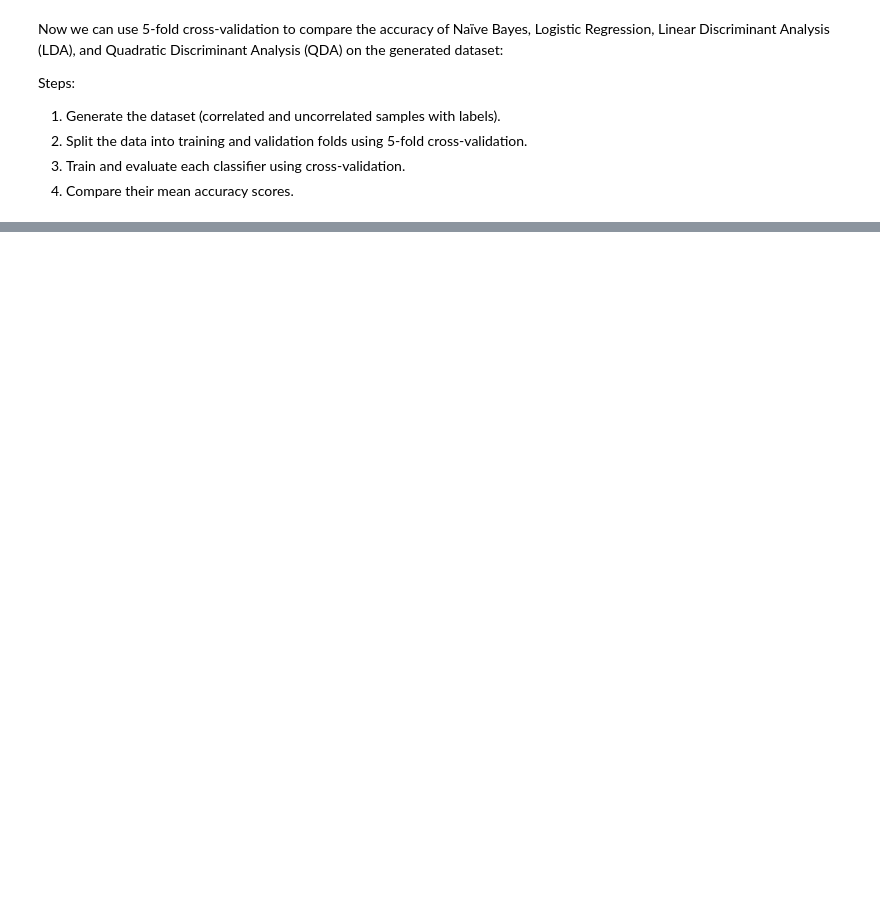
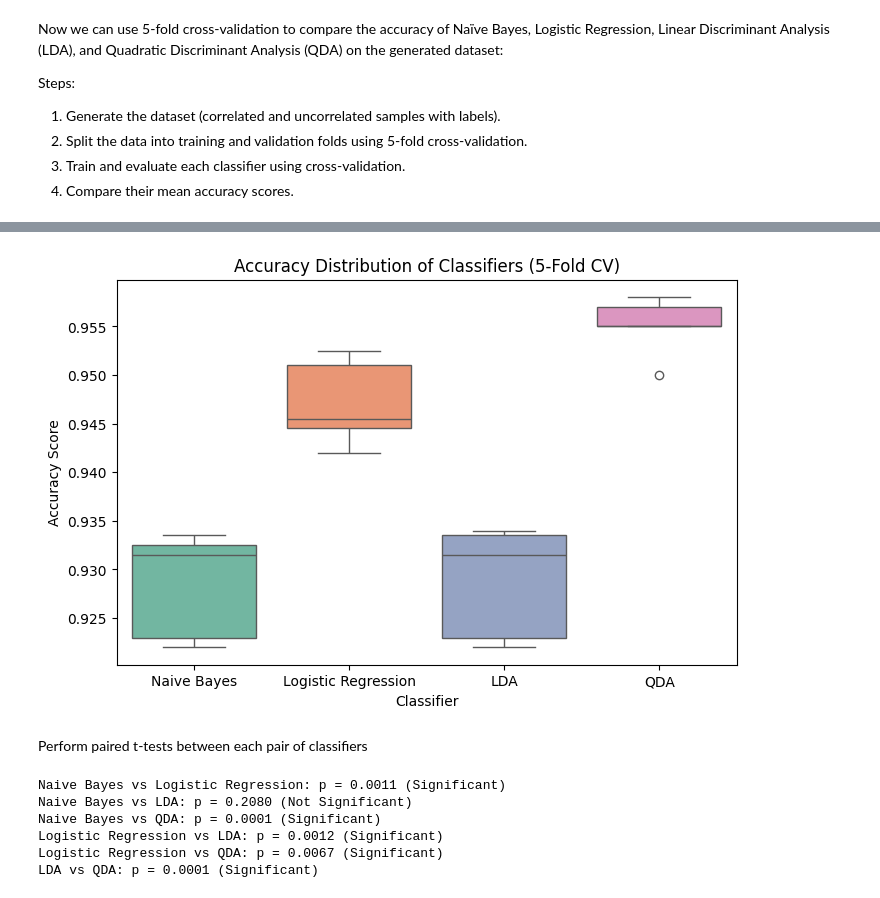
Before and after one commit to WelfLowe/Anomaly-Detector, a Jupyter notebook: Variants_of_Simple_classification.ipynb, the cells around one changed output, grey strips where cells are left out. Cells and saved outputs as stored; diff of their text form; code cells hidden in the pictures; blank space fills up the shorter version.

```diff
--- a/Variants_of_Simple_classification.ipynb
+++ b/Variants_of_Simple_classification.ipynb
@@ -142,0 +100,62 @@ QDA: Mean Accuracy = 0.9065 ± 0.0182
+# %%
+from sklearn.model_selection import cross_val_score, KFold
+from sklearn.naive_bayes import GaussianNB
+from sklearn.linear_model import LogisticRegression
+from sklearn.discriminant_analysis import LinearDiscriminantAnalysis, QuadraticDiscriminantAnalysis
+
+# Define classifiers
+classifiers = {
+    "Naive Bayes": GaussianNB(),
+    "Logistic Regression": LogisticRegression(),
+    "LDA": LinearDiscriminantAnalysis(),
+    "QDA": QuadraticDiscriminantAnalysis()
+}
+
+# Perform 5-fold cross-validation and store accuracy scores
+kf = KFold(n_splits=5, shuffle=True, random_state=42)
+accuracy_scores = {name: cross_val_score(model, X, y, cv=kf) for name, model in classifiers.items()}
+
+# Convert results into a format suitable for boxplot
+data = []
+for name, scores in accuracy_scores.items():
+    for score in scores:
+        data.append((name, score))
+
+# Create a DataFrame for visualization
+import pandas as pd
+df = pd.DataFrame(data, columns=["Classifier", "Accuracy"])
+
+# Plot boxplot
+plt.figure(figsize=(8, 5))
+sns.boxplot(x="Classifier", y="Accuracy", hue="Classifier", data=df, legend=False, palette="Set2")
+plt.title("Accuracy Distribution of Classifiers (5-Fold CV)")
+plt.ylabel("Accuracy Score")
+plt.xlabel("Classifier")
+plt.show()
+# %% [output]
+[figure, added]
+# %% [markdown]
+Perform paired t-tests between each pair of classifiers
+# %%
+from scipy.stats import ttest_rel
+
+classifier_names = list(classifiers.keys())
+p_values = {}
+
+for i in range(len(classifier_names)):
+    for j in range(i + 1, len(classifier_names)):
+        clf1, clf2 = classifier_names[i], classifier_names[j]
+        t_stat, p_value = ttest_rel(accuracy_scores[clf1], accuracy_scores[clf2])
+        p_values[f"{clf1} vs {clf2}"] = p_value
+
+# Print results
+for comparison, p_value in p_values.items():
+    significance = "Significant" if p_value < 0.05 else "Not Significant"
+    print(f"{comparison}: p = {p_value:.4f} ({significance})")
+# %% [output]
+Naive Bayes vs Logistic Regression: p = 0.0011 (Significant)
+Naive Bayes vs LDA: p = 0.2080 (Not Significant)
+Naive Bayes vs QDA: p = 0.0001 (Significant)
+Logistic Regression vs LDA: p = 0.0012 (Significant)
+Logistic Regression vs QDA: p = 0.0067 (Significant)
+LDA vs QDA: p = 0.0001 (Significant)
```
Also changed, not shown: parts of 5 cells of this notebook.
